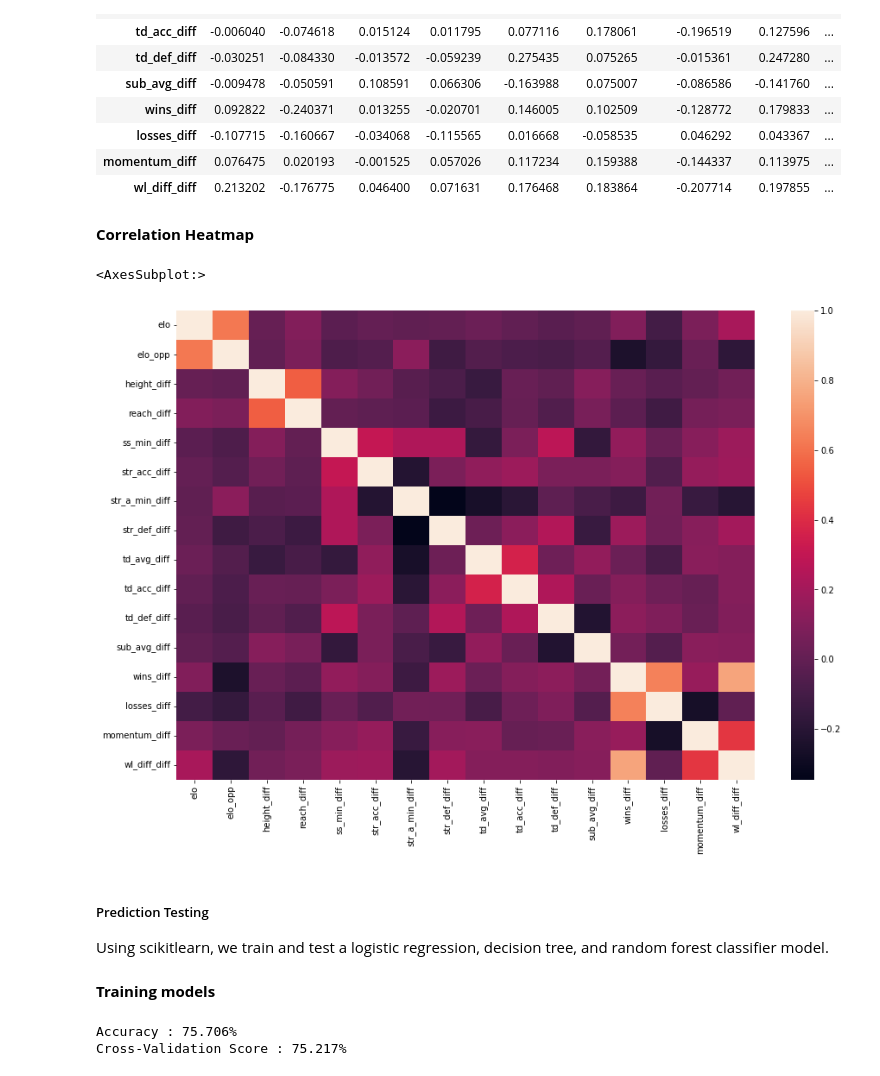
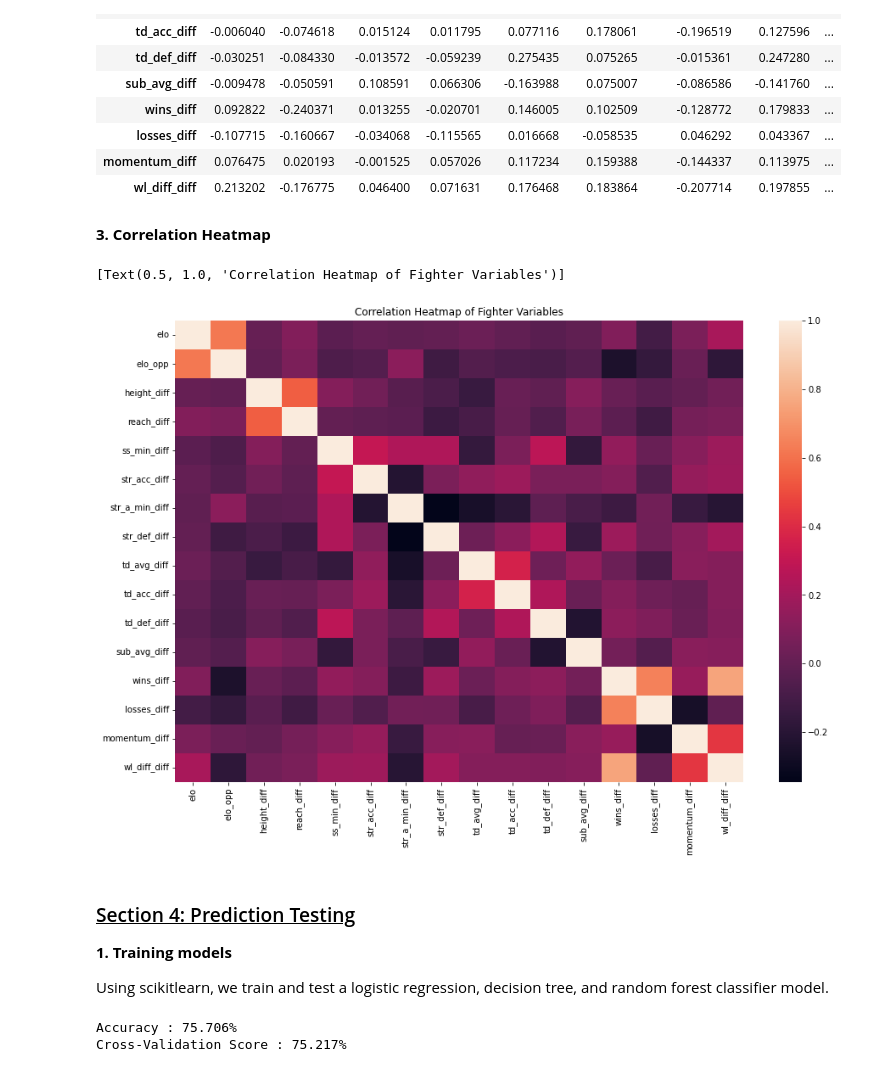
Before and after one commit to pkong97/mma-predictor, a Jupyter notebook: workflow.ipynb, the cells around one changed output. Cells and saved outputs as stored; diff of their text form; code cells hidden in the pictures.

```diff
--- a/workflow.ipynb
+++ b/workflow.ipynb
@@ -215,18 +226,20 @@ corr
 | momentum_diff | 0.076475 | 0.020193 | -0.001525 | 0.057026 | 0.117234 | 0.159388 | -0.144337 | 0.113975 | ... |
 | wl_diff_diff | 0.213202 | -0.176775 | 0.046400 | 0.071631 | 0.176468 | 0.183864 | -0.207714 | 0.197855 | ... |
 # %% [markdown]
-**Correlation Heatmap**
+**3. Correlation Heatmap**
 # %%
 # Create correlation heatmap
 plt.figure(figsize = (15,10))
 sns.heatmap(corr,
             xticklabels=corr.columns.values,
-            yticklabels=corr.columns.values)
+            yticklabels=corr.columns.values).set(title='Correlation Heatmap of Fighter Variables')
 # %% [output]
-<AxesSubplot:>
+[Text(0.5, 1.0, 'Correlation Heatmap of Fighter Variables')]
-[figure, old version]
+[figure, new version]
 # %% [markdown]
-##### Prediction Testing
+### <u>Section 4: Prediction Testing</u>
+
+**1. Training models**
 
 Using scikitlearn, we train and test a logistic regression, decision tree, and random forest classifier model.
 # %%
@@ -273,6 +286,4 @@ def classification_model(model, data, predictors, outcome):
 
     #Fit the model again so that it can be refered outside the function:
     model.fit(data[predictors],data[outcome])
-# %% [markdown]
-**Training models**
 # %%
```
Also changed, not shown: parts of 13 cells of this notebook.
